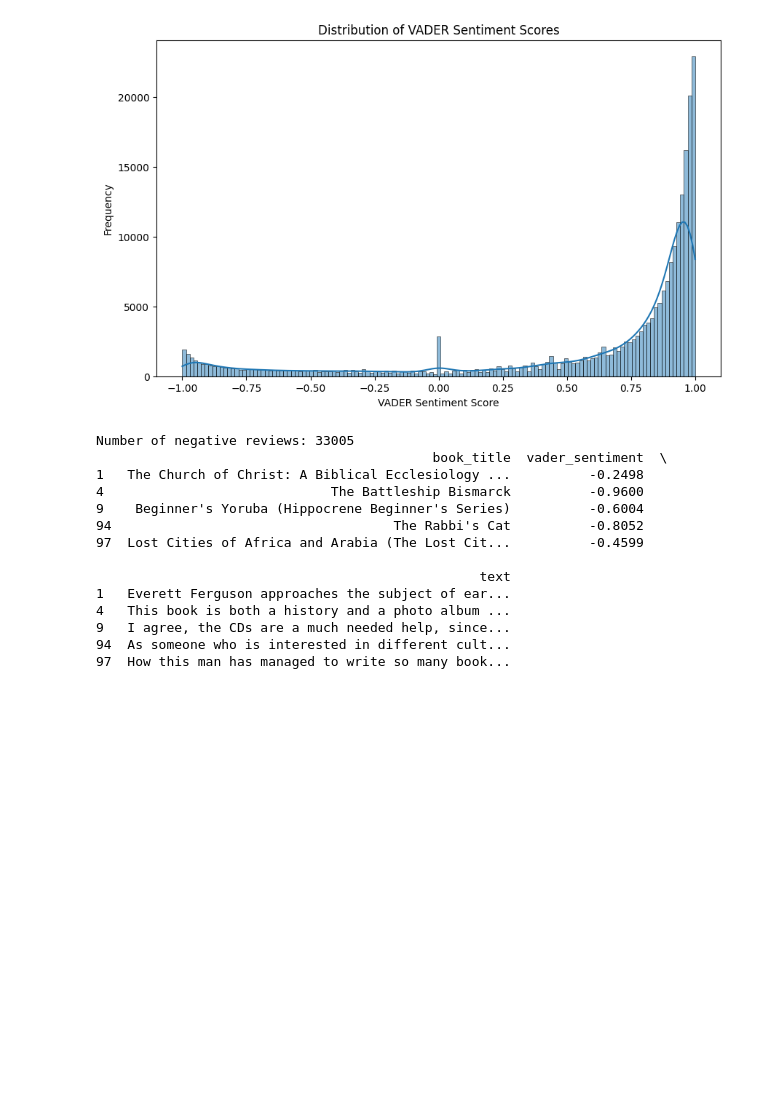
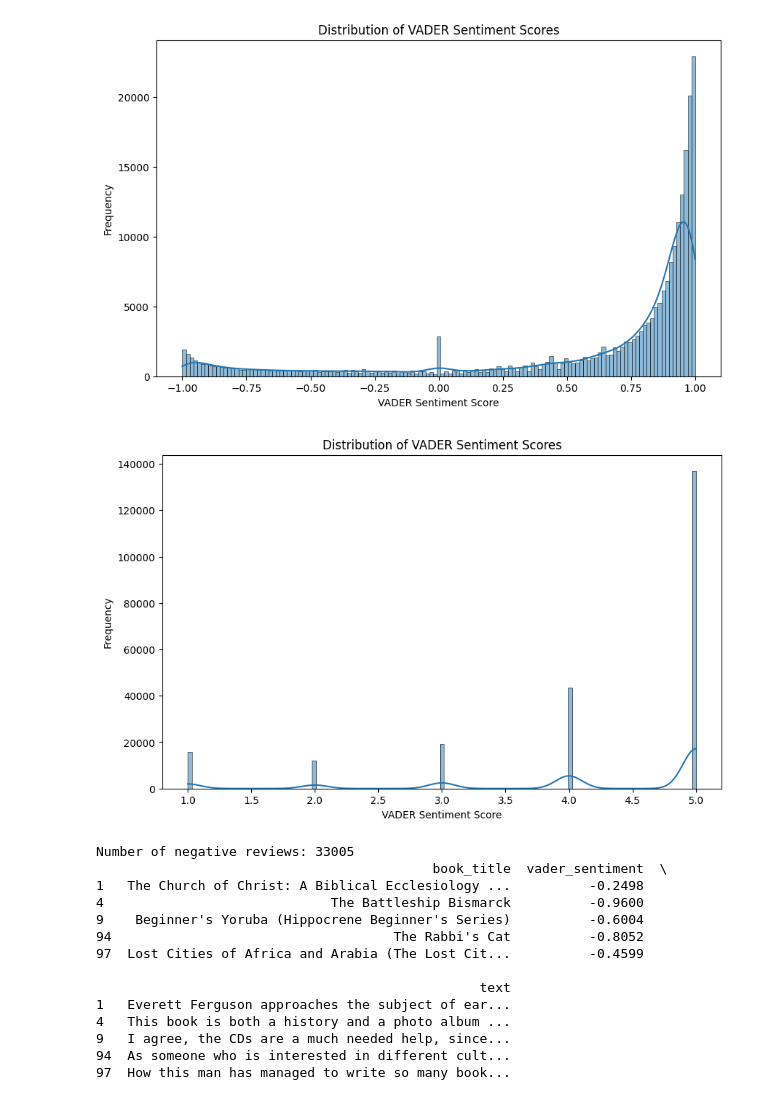
Before and after one commit to Monty-2003/DS_project1, a Jupyter notebook: SCRIPTS/sentiment_analysis.ipynb, the cells around one changed output. Drawn from its saved outputs; the diff is of its cells as text; code cells hidden in the pictures; blank space fills up the shorter version.

Commit message:
Another plot

```diff
--- a/SCRIPTS/sentiment_analysis.ipynb
+++ b/SCRIPTS/sentiment_analysis.ipynb
@@ -81,6 +81,15 @@ plt.ylabel('Frequency')
 plt.show()
 # %% [output]
 [figure]
+# %%
+plt.figure(figsize=(10, 6))
+sns.histplot(merged_data['score'], kde=True)
+plt.title('Distribution of VADER Sentiment Scores')
+plt.xlabel('VADER Sentiment Score')
+plt.ylabel('Frequency')
+plt.show()
+# %% [output]
+[figure, added]
 # %%
 # Filter for negative reviews based on sentiment category
 negative_reviews = merged_data[merged_data['sentiment_category'] == 'Negative']
```
Also changed, not shown: parts of 1 cell of this notebook.
